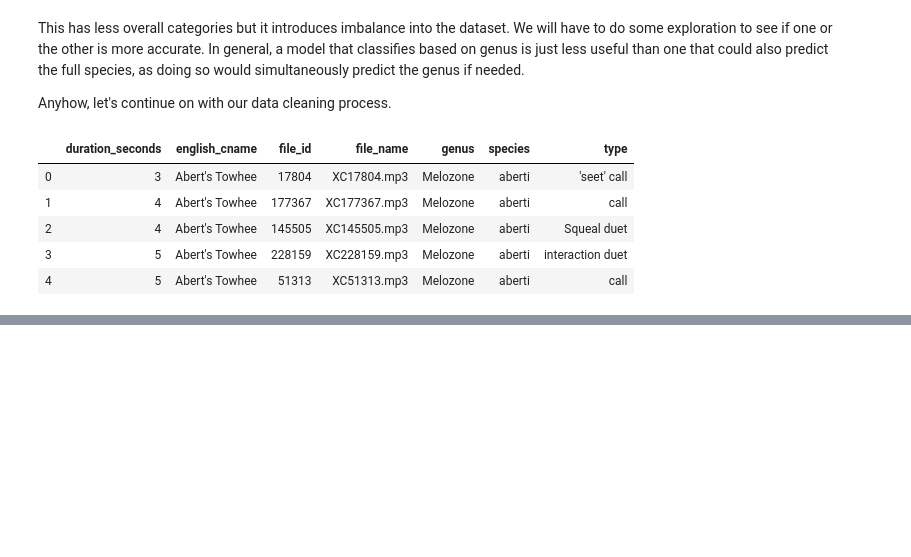
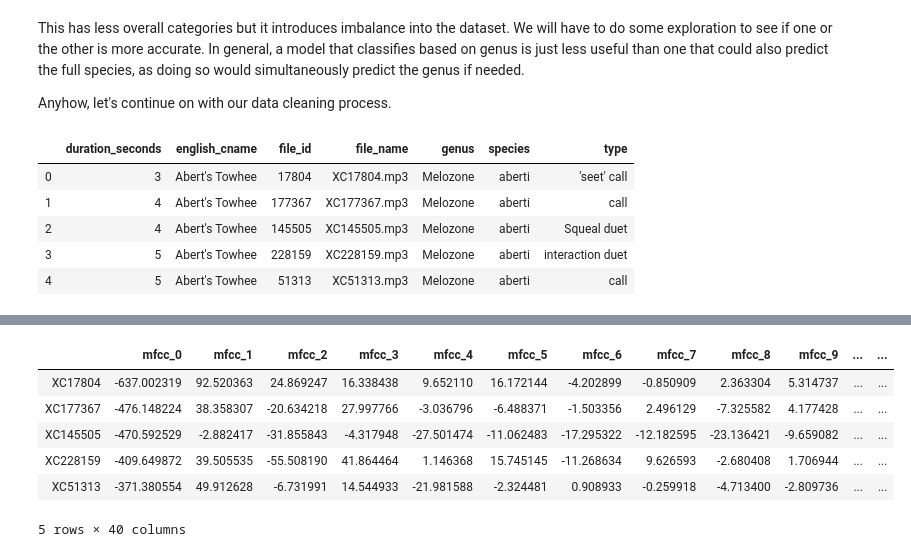
Before and after one commit to bbjornstad-flatiron/flatiron-mod5-project, a Jupyter notebook: feature_extraction_and_eda.ipynb, the cells around one changed output, grey strips where cells are left out. Drawn from its saved outputs; the diff is of its cells as text; code cells hidden in the pictures; blank space fills up the shorter version.

```diff
--- a/feature_extraction_and_eda.ipynb
+++ b/feature_extraction_and_eda.ipynb
@@ -102,0 +123,10 @@ mfcc_df.head()
+# %%
+mfcc_df_fix.head()
+# %% [output]
+|  | mfcc_0 | mfcc_1 | mfcc_2 | mfcc_3 | mfcc_4 | mfcc_5 | mfcc_6 | mfcc_7 | mfcc_8 | mfcc_9 | ... | ... |
+| XC17804 | -637.002319 | 92.520363 | 24.869247 | 16.338438 | 9.652110 | 16.172144 | -4.202899 | -0.850909 | 2.363304 | 5.314737 | ... | ... |
+| XC177367 | -476.148224 | 38.358307 | -20.634218 | 27.997766 | -3.036796 | -6.488371 | -1.503356 | 2.496129 | -7.325582 | 4.177428 | ... | ... |
+| XC145505 | -470.592529 | -2.882417 | -31.855843 | -4.317948 | -27.501474 | -11.062483 | -17.295322 | -12.182595 | -23.136421 | -9.659082 | ... | ... |
+| XC228159 | -409.649872 | 39.505535 | -55.508190 | 41.864464 | 1.146368 | 15.745145 | -11.268634 | 9.626593 | -2.680408 | 1.706944 | ... | ... |
+| XC51313 | -371.380554 | 49.912628 | -6.731991 | 14.544933 | -21.981588 | -2.324481 | 0.908933 | -0.259918 | -4.713400 | -2.809736 | ... | ... |
+5 rows × 40 columns
```
Also changed, not shown: parts of 29 cells of this notebook, 1 other file.
